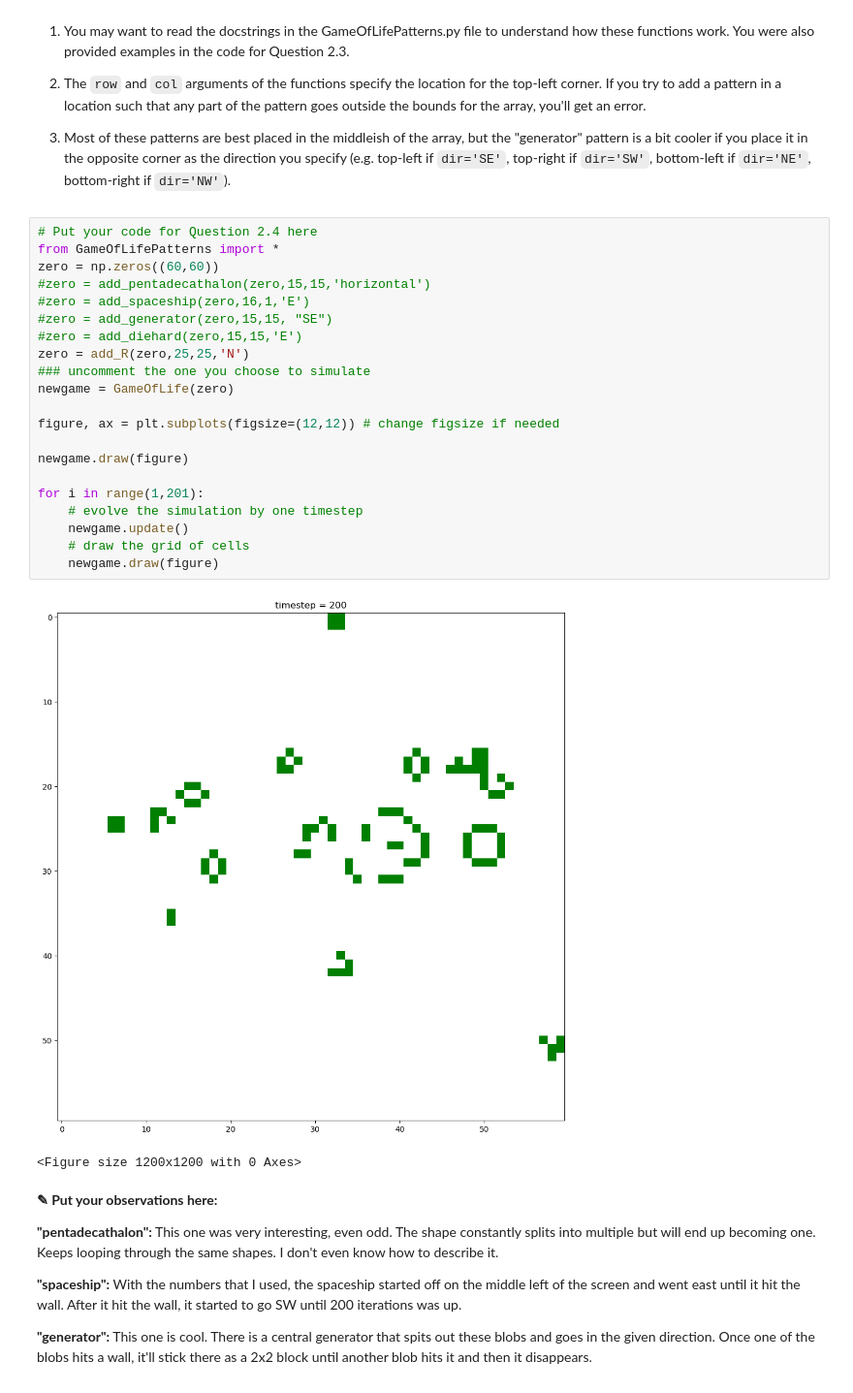
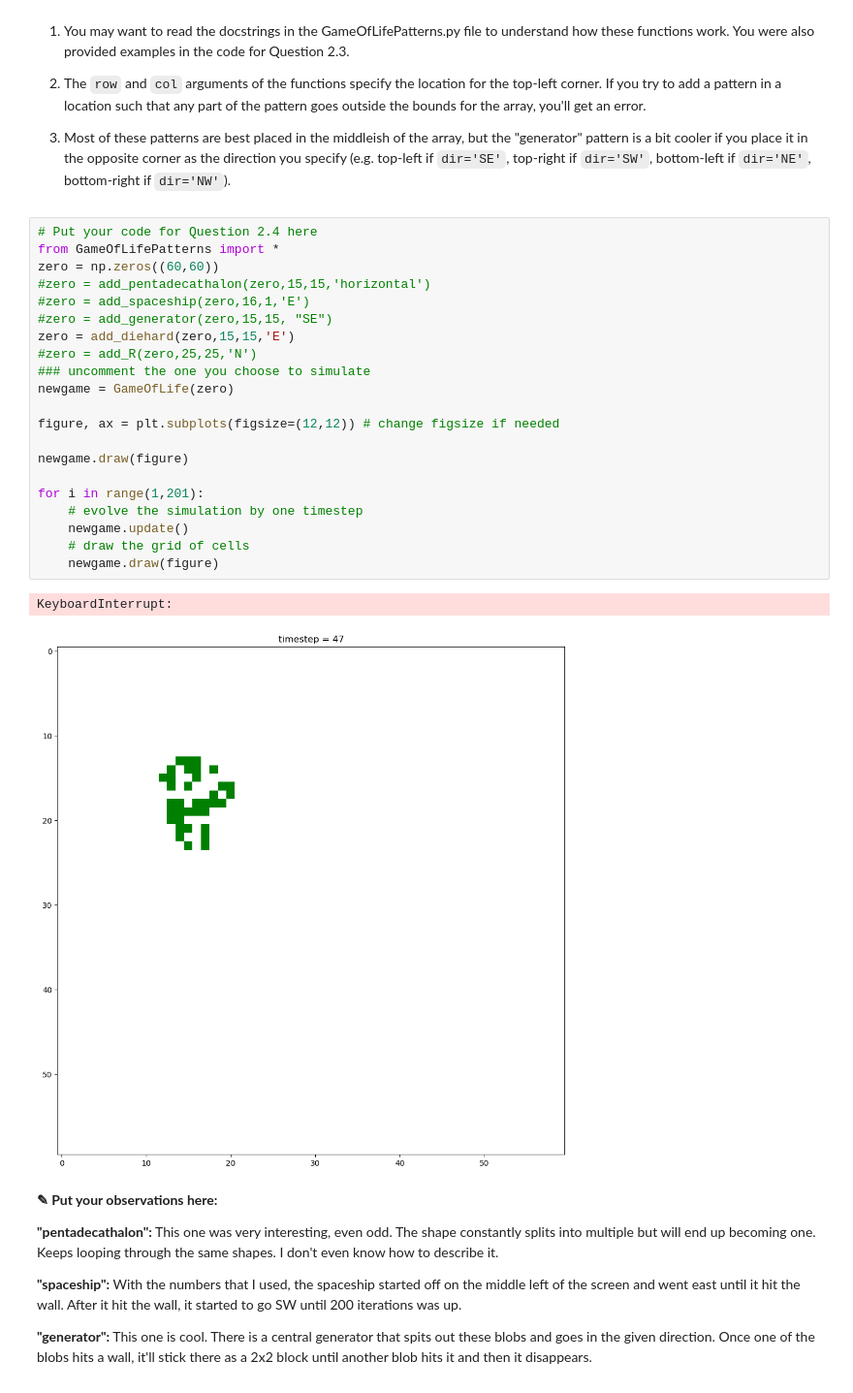
Before and after one commit to barry-huu/CMSE202-s24-turnin, a Jupyter notebook: hw-02/HW-02_ABMandGraphTheory-STUDENT.ipynb, the cells around one changed output. Shown at 97% size. Saved outputs shown, nothing was run; the diff lists cells and outputs as text.

```diff
--- a/hw-02/HW-02_ABMandGraphTheory-STUDENT.ipynb
+++ b/hw-02/HW-02_ABMandGraphTheory-STUDENT.ipynb
@@ -275,27 +275,27 @@ Some tips:
 # %%
 # Put your code for Question 2.4 here
 from GameOfLifePatterns import *
 zero = np.zeros((60,60))
 #zero = add_pentadecathalon(zero,15,15,'horizontal')
 #zero = add_spaceship(zero,16,1,'E')
 #zero = add_generator(zero,15,15, "SE")
-#zero = add_diehard(zero,15,15,'E')
-zero = add_R(zero,25,25,'N')
+zero = add_diehard(zero,15,15,'E')
+#zero = add_R(zero,25,25,'N')
 ### uncomment the one you choose to simulate
 newgame = GameOfLife(zero)
 
 figure, ax = plt.subplots(figsize=(12,12)) # change figsize if needed
 
 newgame.draw(figure)
 
 for i in range(1,201):
     # evolve the simulation by one timestep
     newgame.update()
     # draw the grid of cells
     newgame.draw(figure)
 # %% [output]
+KeyboardInterrupt:
-[figure, old version]
+[figure, new version]
-<Figure size 1200x1200 with 0 Axes>
 # %% [markdown]
 **<font size=+3>&#9998;</font> Put your observations here:**
 
```
Also changed, not shown: parts of 3 cells of this notebook.
